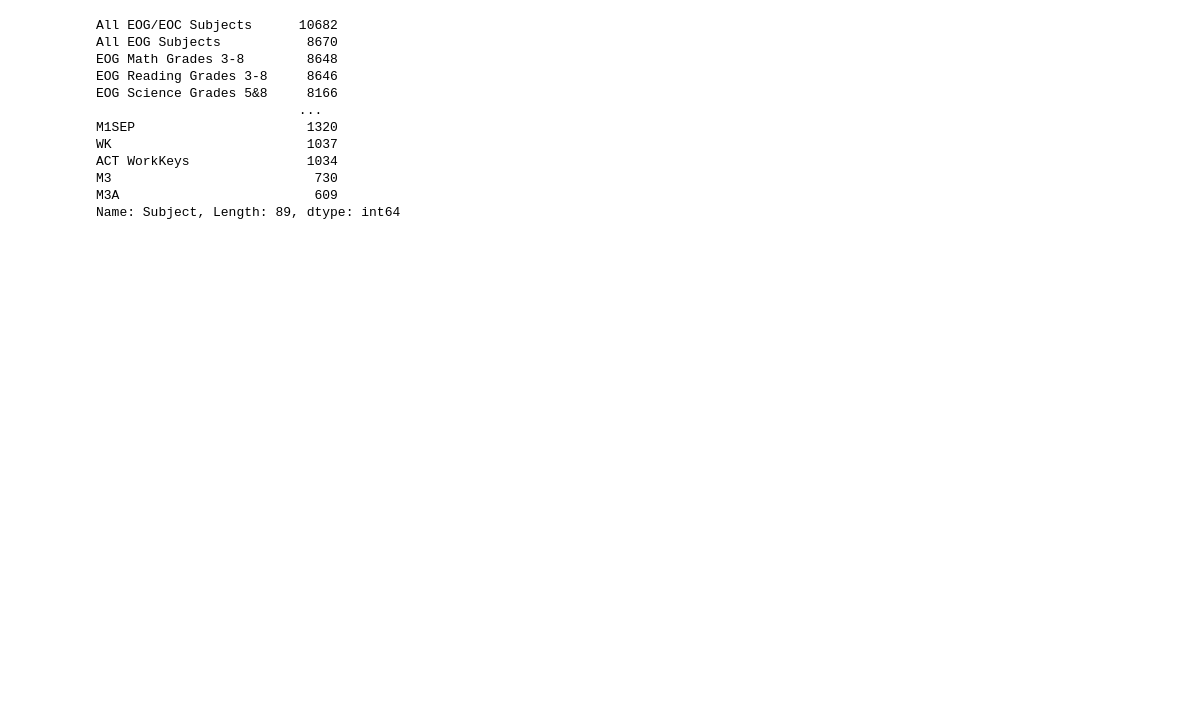
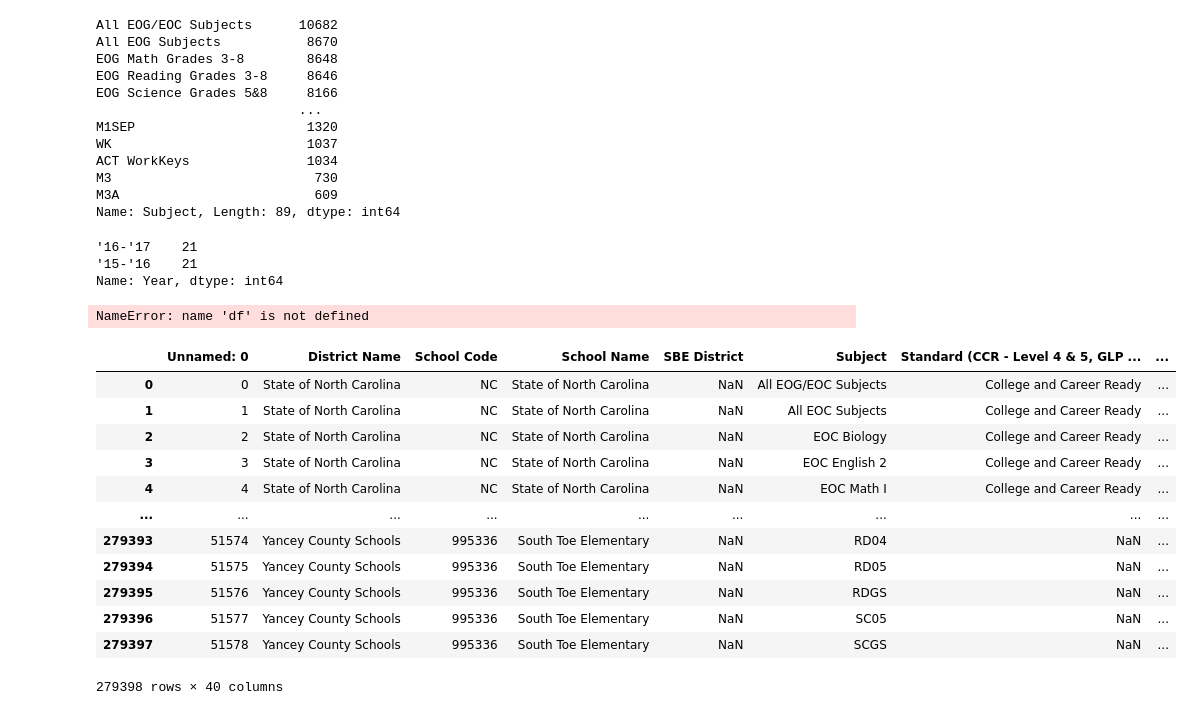
Before and after one commit to abdurrabb/Project-3, a Jupyter notebook: DeepDive1819.ipynb, the cells around one changed output. Drawn from its saved outputs; the diff is of its cells as text; code cells hidden in the pictures; blank space fills up the shorter version.

```diff
--- a/DeepDive1819.ipynb
+++ b/DeepDive1819.ipynb
@@ -115,3 +114,34 @@ M3A                         609
 Name: Subject, Length: 89, dtype: int64
 # %%
 total_df.to_csv("Data Sources/TEST_15-19.csv")
+# %%
+test_df = pd.read_csv("Data Sources/TEST_15-19.csv")
+test_df.groupby("School Name")
+# test_df.loc[test_df['School Name'] == "Ardrey Kell"]
+test_df.loc[test_df['School Code'] == 600302]['Year'].value_counts()
+# %% [output]
+'16-'17    21
+'15-'16    21
+Name: Year, dtype: int64
+# %%
+df.loc[df['School Code'] == 600302]
+# %% [output]
+NameError: name 'df' is not defined
+# %%
+test_df.columns
+drop_columns = ["MIG", "Military Connected", "Homeless", "Two or More Races", "Foster Care", "English Learners"]
+test_df.drop(drop_columns, axis=1)
+# %% [output]
+|  | Unnamed: 0 | District Name | School Code | School Name | SBE District | Subject | Standard (CCR - Level 4 & 5, GLP ... | ... |
+| 0 | 0 | State of North Carolina | NC | State of North Carolina | NaN | All EOG/EOC Subjects | College and Career Ready | ... |
+| 1 | 1 | State of North Carolina | NC | State of North Carolina | NaN | All EOC Subjects | College and Career Ready | ... |
+| 2 | 2 | State of North Carolina | NC | State of North Carolina | NaN | EOC Biology | College and Career Ready | ... |
+| 3 | 3 | State of North Carolina | NC | State of North Carolina | NaN | EOC English 2 | College and Career Ready | ... |
+| 4 | 4 | State of North Carolina | NC | State of North Carolina | NaN | EOC Math I | College and Career Ready | ... |
+| ... | ... | ... | ... | ... | ... | ... | ... | ... |
+| 279393 | 51574 | Yancey County Schools | 995336 | South Toe Elementary | NaN | RD04 | NaN | ... |
+| 279394 | 51575 | Yancey County Schools | 995336 | South Toe Elementary | NaN | RD05 | NaN | ... |
+| 279395 | 51576 | Yancey County Schools | 995336 | South Toe Elementary | NaN | RDGS | NaN | ... |
+| 279396 | 51577 | Yancey County Schools | 995336 | South Toe Elementary | NaN | SC05 | NaN | ... |
+| 279397 | 51578 | Yancey County Schools | 995336 | South Toe Elementary | NaN | SCGS | NaN | ... |
+279398 rows × 40 columns
```
Also changed, not shown: parts of 7 cells of this notebook, 1 other file.
